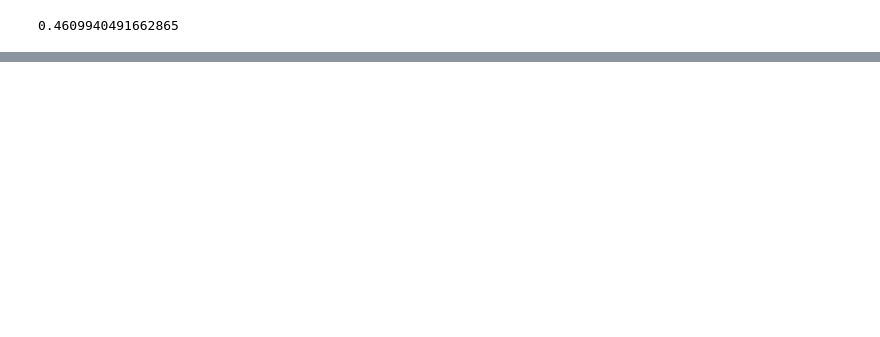
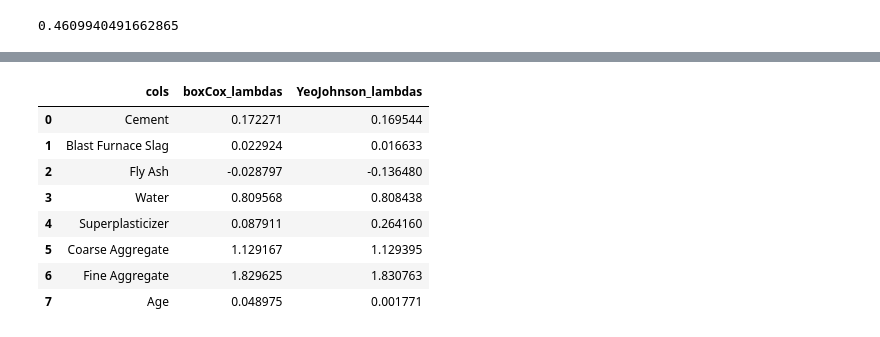
Before and after one commit to Deshna11/Machine_Learning, a Jupyter notebook: power_transform.ipynb, the cells around one changed output, grey strips where cells are left out. Cells and saved outputs as stored; diff of their text form; code cells hidden in the pictures; blank space fills up the shorter version.

```diff
--- a/power_transform.ipynb
+++ b/power_transform.ipynb
@@ -67,0 +107,6 @@ plt.title('PDF Cement')
+# %%
+pt = PowerTransformer(method='box-cox')
+X_transformed = pt.fit_transform(X+0.0000001)
+
+lr = LinearRegression()
+np.mean(cross_val_score(lr,X_transformed,y,scoring='r2'))
@@ -67,0 +141,6 @@ plt.title('PDF Cement')
+# %%
+pt1 = PowerTransformer()
+X_transformed1 = pt1.fit_transform(X)
+
+lr = LinearRegression()
+np.mean(cross_val_score(lr,X_transformed1,y,scoring='r2'))
@@ -67,0 +177,13 @@ plt.title('PDF Cement')
+# %%
+# comparision of lemdas between both the transformations:
+pd.DataFrame({'cols': X_train.columns, 'boxCox_lambdas':pt.lambdas_, 'YeoJohnson_lambdas': pt1.lambdas_})
+# %% [output]
+|  | cols | boxCox_lambdas | YeoJohnson_lambdas |
+| 0 | Cement | 0.172271 | 0.169544 |
+| 1 | Blast Furnace Slag | 0.022924 | 0.016633 |
+| 2 | Fly Ash | -0.028797 | -0.136480 |
+| 3 | Water | 0.809568 | 0.808438 |
+| 4 | Superplasticizer | 0.087911 | 0.264160 |
+| 5 | Coarse Aggregate | 1.129167 | 1.129395 |
+| 6 | Fine Aggregate | 1.829625 | 1.830763 |
+| 7 | Age | 0.048975 | 0.001771 |
```
Also changed, not shown: parts of 11 cells of this notebook.
